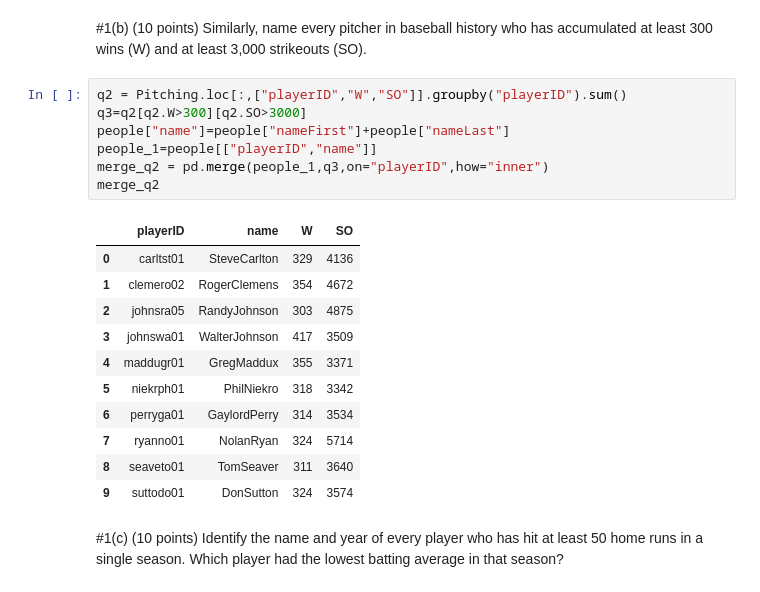
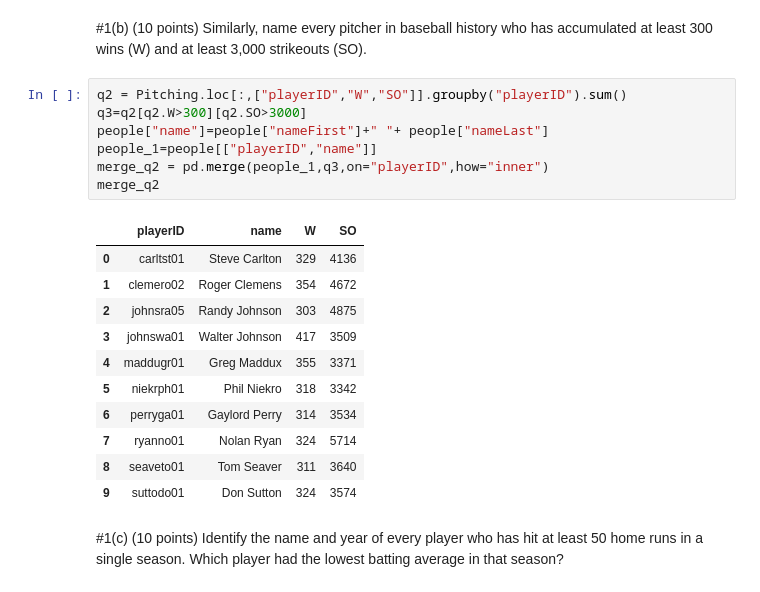
Before and after one commit to jamesqiu2021/DSCI-401-QW, a Jupyter notebook: HW3_QW_submit.ipynb, the cells around one changed output. Saved outputs shown, nothing was run; the diff lists cells and outputs as text.

```diff
--- a/HW3_QW_submit.ipynb
+++ b/HW3_QW_submit.ipynb
@@ -45,21 +46,21 @@ merge_q
 # %%
 q2 = Pitching.loc[:,["playerID","W","SO"]].groupby("playerID").sum()
 q3=q2[q2.W>300][q2.SO>3000]
-people["name"]=people["nameFirst"]+people["nameLast"]
+people["name"]=people["nameFirst"]+" "+ people["nameLast"]
 people_1=people[["playerID","name"]]
 merge_q2 = pd.merge(people_1,q3,on="playerID",how="inner")
 merge_q2
 # %% [output]
 |  | playerID | name | W | SO |
-| 0 | carltst01 | SteveCarlton | 329 | 4136 |
-| 1 | clemero02 | RogerClemens | 354 | 4672 |
-| 2 | johnsra05 | RandyJohnson | 303 | 4875 |
-| 3 | johnswa01 | WalterJohnson | 417 | 3509 |
-| 4 | maddugr01 | GregMaddux | 355 | 3371 |
-| 5 | niekrph01 | PhilNiekro | 318 | 3342 |
-| 6 | perryga01 | GaylordPerry | 314 | 3534 |
-| 7 | ryanno01 | NolanRyan | 324 | 5714 |
-| 8 | seaveto01 | TomSeaver | 311 | 3640 |
-| 9 | suttodo01 | DonSutton | 324 | 3574 |
+| 0 | carltst01 | Steve Carlton | 329 | 4136 |
+| 1 | clemero02 | Roger Clemens | 354 | 4672 |
+| 2 | johnsra05 | Randy Johnson | 303 | 4875 |
+| 3 | johnswa01 | Walter Johnson | 417 | 3509 |
+| 4 | maddugr01 | Greg Maddux | 355 | 3371 |
+| 5 | niekrph01 | Phil Niekro | 318 | 3342 |
+| 6 | perryga01 | Gaylord Perry | 314 | 3534 |
+| 7 | ryanno01 | Nolan Ryan | 324 | 5714 |
+| 8 | seaveto01 | Tom Seaver | 311 | 3640 |
+| 9 | suttodo01 | Don Sutton | 324 | 3574 |
 # %% [markdown]
 #1(c) (10 points) Identify the name and year of every player who has hit at least 50 home runs in a single season. Which player had the lowest batting average in that season?
```
Also changed, not shown: parts of 20 cells of this notebook.
